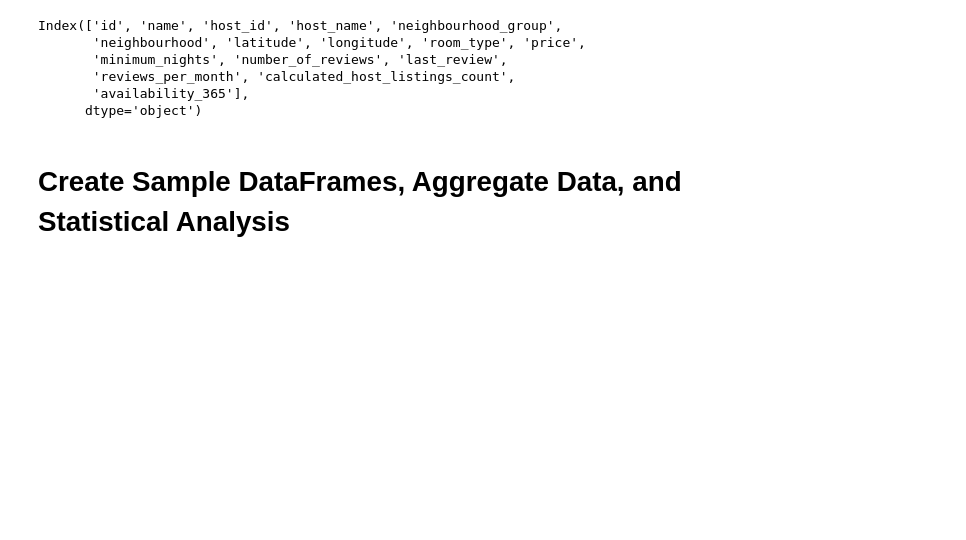
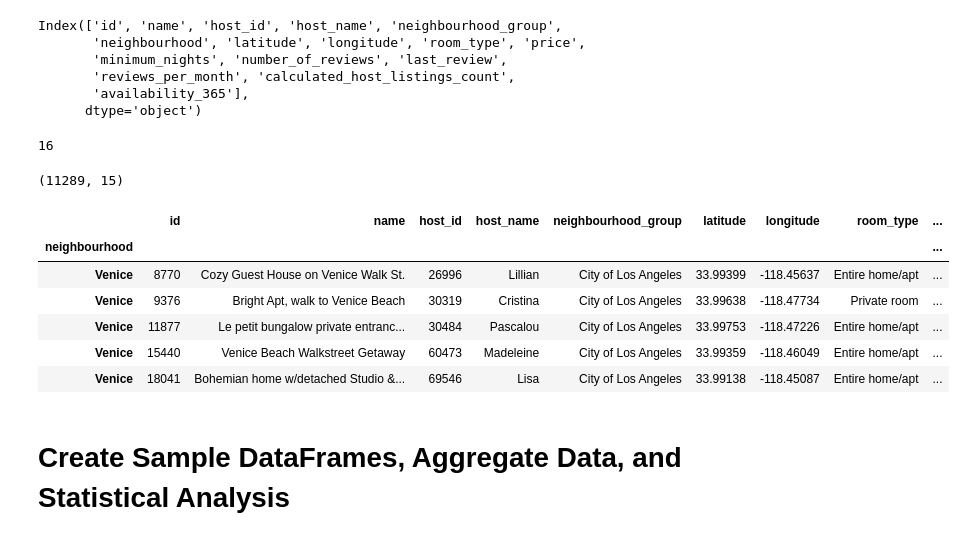
Before and after one commit to ObliviousCloud/february2020_airbnb_prices, a Jupyter notebook: LA Airbnb Listings 02_13_2020.ipynb, the cells around one changed output. Drawn from its saved outputs; the diff is of its cells as text; code cells hidden in the pictures; blank space fills up the shorter version.

```diff
--- a/LA Airbnb Listings 02_13_2020.ipynb
+++ b/LA Airbnb Listings 02_13_2020.ipynb
@@ -99,5 +99,27 @@ Index(['id', 'name', 'host_id', 'host_name', 'neighbourhood_group',
        'reviews_per_month', 'calculated_host_listings_count',
        'availability_365'],
       dtype='object')
+# %%
+len(df.columns)
+# %% [output]
+16
+# %%
+#Indexing
+df_ind = df.set_index('neighbourhood')
+df_nbh = df_ind.loc[['Venice', 'Hollywood', 'Long Beach', 'Hollywood', "Downtown", 'Santa Monica',
+                     'Pasadena', 'South Pasadena', 'Alhambra']]
+df_nbh.shape
+# %% [output]
+(11289, 15)
+# %%
+df_nbh.head()
+# %% [output]
+|  | id | name | host_id | host_name | neighbourhood_group | latitude | longitude | room_type | ... |
+| neighbourhood |  |  |  |  |  |  |  |  | ... |
+| Venice | 8770 | Cozy Guest House on Venice Walk St. | 26996 | Lillian | City of Los Angeles | 33.99399 | -118.45637 | Entire home/apt | ... |
+| Venice | 9376 | Bright Apt, walk to Venice Beach | 30319 | Cristina | City of Los Angeles | 33.99638 | -118.47734 | Private room | ... |
+| Venice | 11877 | Le petit bungalow private entranc... | 30484 | Pascalou | City of Los Angeles | 33.99753 | -118.47226 | Entire home/apt | ... |
+| Venice | 15440 | Venice Beach Walkstreet Getaway | 60473 | Madeleine | City of Los Angeles | 33.99359 | -118.46049 | Entire home/apt | ... |
+| Venice | 18041 | Bohemian home w/detached Studio &... | 69546 | Lisa | City of Los Angeles | 33.99138 | -118.45087 | Entire home/apt | ... |
 # %% [markdown]
 # Create Sample DataFrames, Aggregate Data, and Statistical Analysis
```
Also changed, not shown: parts of 11 cells of this notebook.
